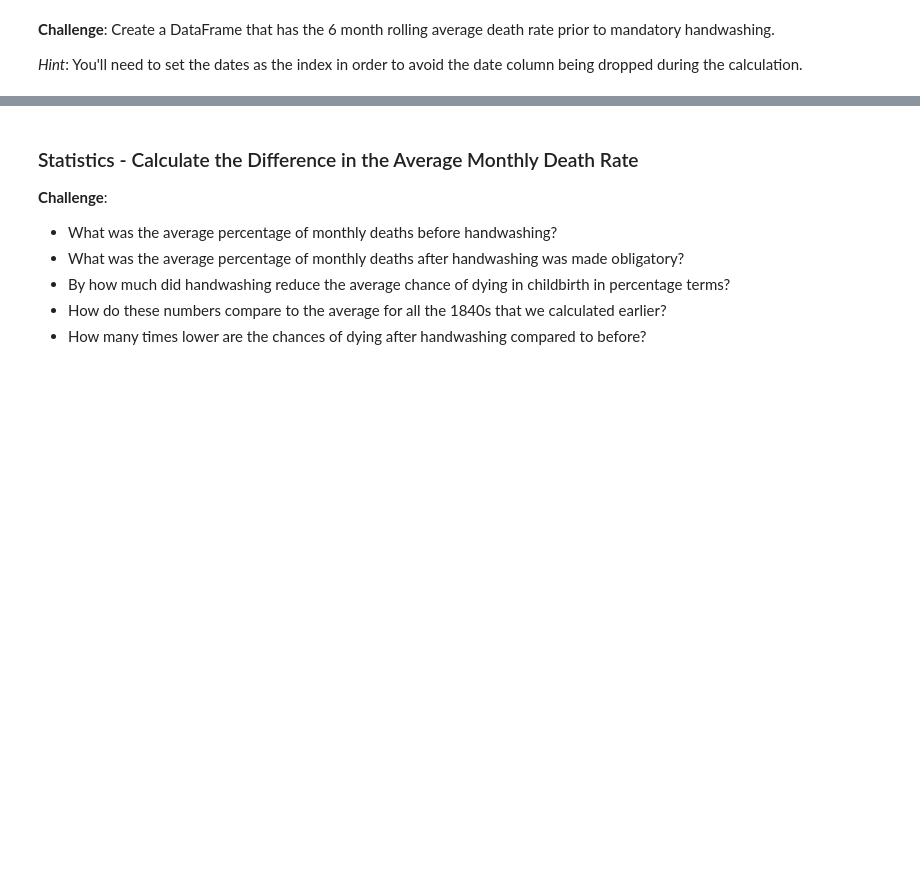
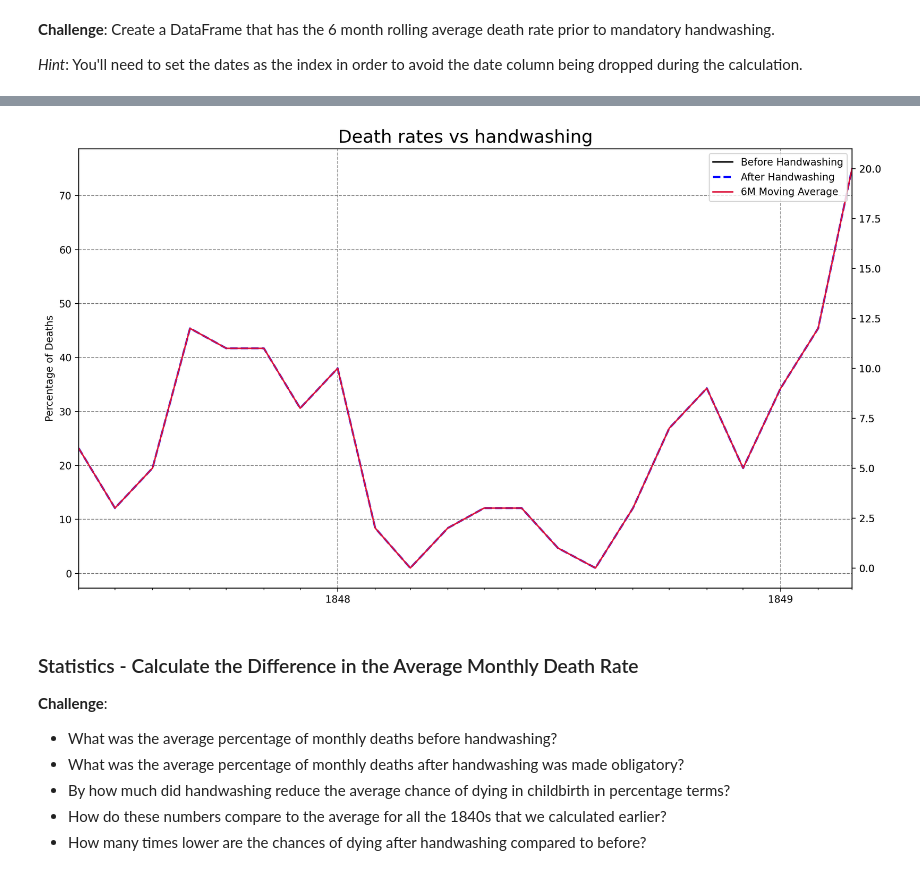
Before and after one commit to J-Bills/day_80, a Jupyter notebook: Dr+Semmelweis+Analysis+%28start%29/Dr_Semmelweis_Handwashing_Discovery_(start).ipynb, the cells around one changed output, grey strips where cells are left out. Saved outputs shown, nothing was run; the diff lists cells and outputs as text; code cells hidden in the pictures; blank space fills up the shorter version.

Commit message:
calculated rolling average over 6months, and plotted that against death pct before handwashing and after

```diff
--- a/Dr+Semmelweis+Analysis+%28start%29/Dr_Semmelweis_Handwashing_Discovery_(start).ipynb
+++ b/Dr+Semmelweis+Analysis+%28start%29/Dr_Semmelweis_Handwashing_Discovery_(start).ipynb
@@ -333,3 +333,11 @@ handwashing_start = pd.to_datetime('1847-06-01')
 * Create two subsets from the `df_monthly` data: before and after Dr Semmelweis ordered washing hand.
 * Calculate the average death rate prior to June 1947.
 * Calculate the average death rate after June 1947.
+# %%
+print("Add a column called 'pct_deaths' to `df_monthly` that has the percentage of deaths per birth for each row.")
+df_monthly['pct_deaths'] = ((df_monthly['deaths'] / df_monthly['births'])*100).round(2)
+print(df_monthly)
+print("Create two subsets from the `df_monthly` data: before and after Dr Semmelweis ordered washing hand.")
+nasty_df = df_monthly.query(expr= f"date < @handwashing_start")
+hd_washing_df = df_monthly.query(expr= f"date >= @handwashing_start")
+print(hd_washing_df)
@@ -339,3 +375,7 @@ handwashing_start = pd.to_datetime('1847-06-01')
 **Challenge**: Create a DataFrame that has the 6 month rolling average death rate prior to mandatory handwashing.
 
 *Hint*: You'll need to set the dates as the index in order to avoid the date column being dropped during the calculation.
+# %%
+nasty_df.set_index('date')
+rolling_df = nasty_df['deaths'].rolling(6).mean()
+rolling_df.dropna()
@@ -351,6 +404,41 @@ handwashing_start = pd.to_datetime('1847-06-01')
 * Show the moving average as a thicker, crimon line.
 * Show the rate after handwashing as a skyblue line with round markers.
 * Look at the [code snippet in the documentation to see how you can add a legend](https://matplotlib.org/3.1.1/api/_as_gen/matplotlib.pyplot.legend.html) to the chart.
+# %%
+plt.figure(figsize=(14,8), dpi=200)
+plt.title('Death rates vs handwashing', fontsize=18)
+
+ax1 = plt.gca()
+ax2 = ax1.twinx()
+data =nasty_df
+ax1.grid(color='grey', linestyle='--')
+ax1.set_ylabel('Percentage of Deaths', color='black')
+l1, = ax1.plot(data.date, data.deaths, color='black')
+
+data=hd_washing_df
+l2, = ax2.plot(data.date, data.deaths, color='blue', linestyle='dashed',
+     linewidth=2, markersize=12)
+
+ax3 =ax1.twinx()
+date = rolling_df
+l3, = ax3.plot(data.date, data.deaths, color='crimson')
+
+fig=plt.gcf()
+plt.legend(handles=[l1, l2, l3], labels=['Before Handwashing', 'After Handwashing', '6M Moving Average'], loc='upper right')
+
+
+
+years = mdates.YearLocator()
+months = mdates.MonthLocator()
+years_fmt = mdates.DateFormatter('%Y')
+
+
+ax1.set_xlim([data.date.min(), data.date.max()])
+ax1.xaxis.set_major_locator(years)
+ax1.xaxis.set_minor_locator(months)
+plt.show()
+# %% [output]
+[figure, added]
 # %% [markdown]
 ### Statistics - Calculate the Difference in the Average Monthly Death Rate
 
```
Also changed, not shown: parts of 5 cells of this notebook.
